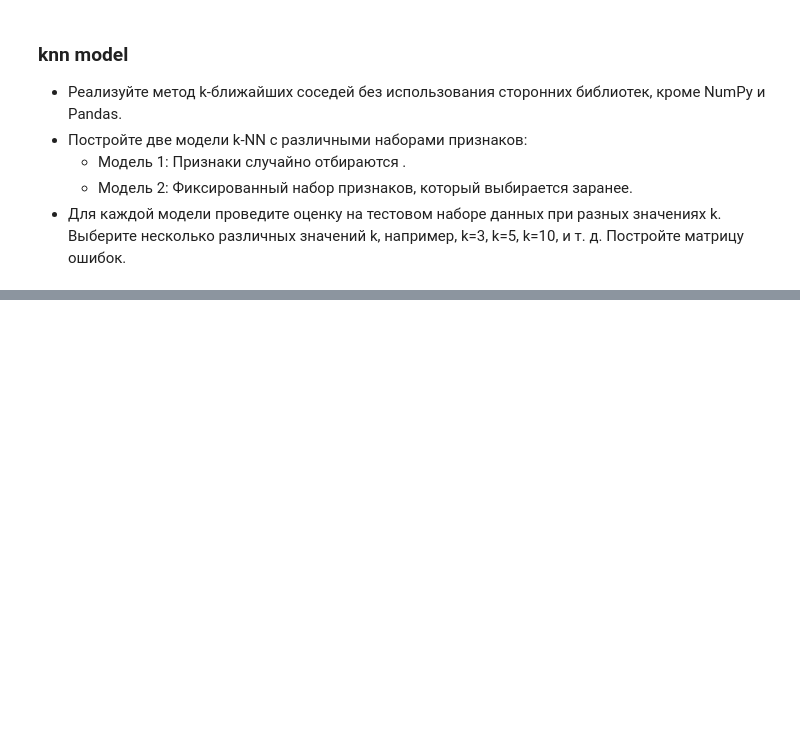
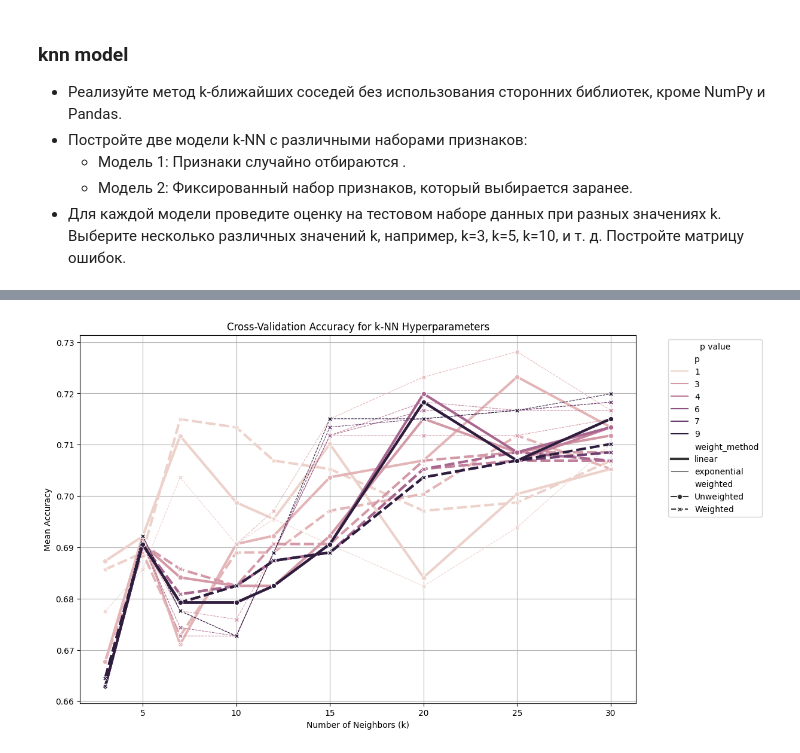
Before and after one commit to 7Kseniya/AI_Systems, a Jupyter notebook: ml_intro/lab4/knn.ipynb, the cells around one changed output, grey strips where cells are left out. Saved outputs shown, nothing was run; the diff lists cells and outputs as text; code cells hidden in the pictures; blank space fills up the shorter version.

```diff
--- a/ml_intro/lab4/knn.ipynb
+++ b/ml_intro/lab4/knn.ipynb
@@ -384,0 +512,24 @@ plt.show()
+# %%
+results_diff_p_df = pd.DataFrame(cv_results)
+
+results_diff_p_df["weighted"] = results_diff_p_df["weighted"].map({True: "Weighted", False: "Unweighted"})
+
+plt.figure(figsize=(12, 8))
+sns.lineplot(
+    data=results_diff_p_df,
+    x="k",
+    y="mean_accuracy",
+    hue="p",
+    style="weighted",
+    size="weight_method",
+    markers=True,
+    dashes=True
+)
+plt.title("Cross-Validation Accuracy for k-NN Hyperparameters")
+plt.xlabel("Number of Neighbors (k)")
+plt.ylabel("Mean Accuracy")
+plt.legend(title="p value", bbox_to_anchor=(1.05, 1), loc='upper left')
+plt.grid()
+plt.show()
+# %% [output]
+[figure, added]
```
Also changed, not shown: parts of 17 cells of this notebook, 2 other files.
